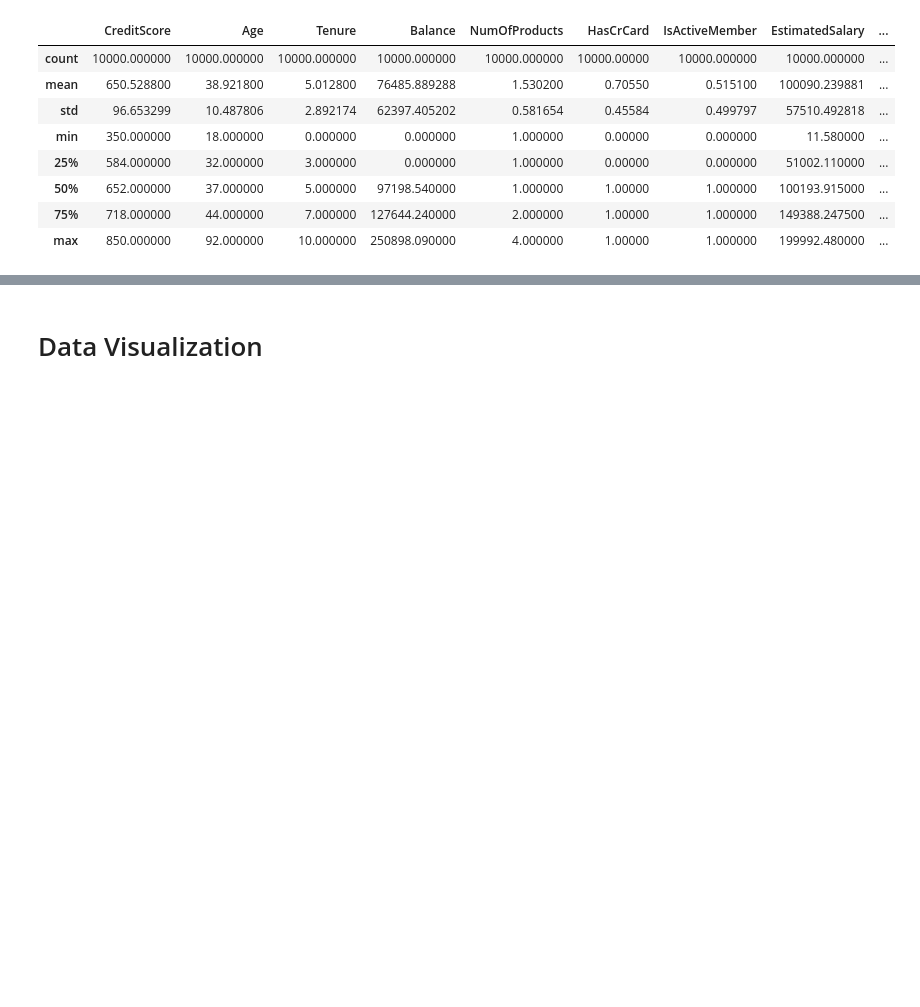
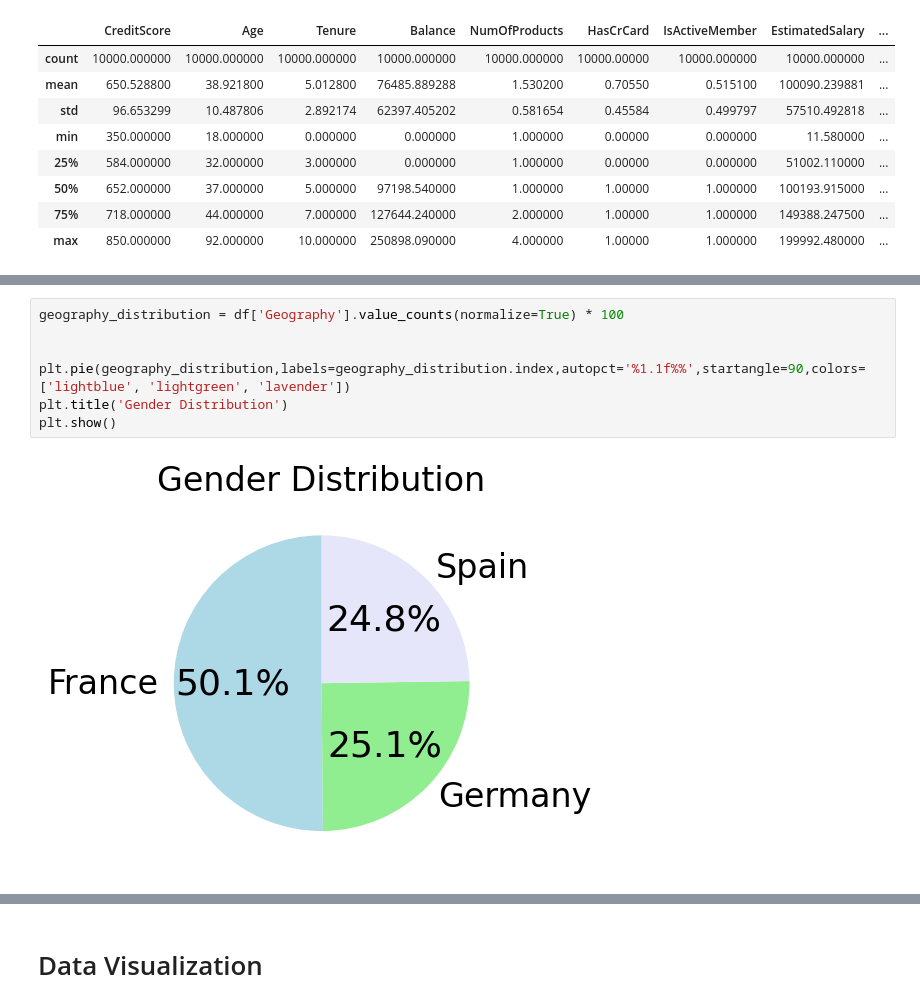
Before and after one commit to mariomngig/Customer-Churn-ANN-Model, a Jupyter notebook: Customer churn.ipynb, the cells around one changed output, grey strips where cells are left out. Saved outputs shown, nothing was run; the diff lists cells and outputs as text; blank space fills up the shorter version.

```diff
--- a/Customer churn.ipynb
+++ b/Customer churn.ipynb
@@ -80,0 +87,9 @@ Name: proportion, dtype: float64
+# %%
+geography_distribution = df['Geography'].value_counts(normalize=True) * 100
+
+
+plt.pie(geography_distribution,labels=geography_distribution.index,autopct='%1.1f%%',startangle=90,colors=['lightblue', 'lightgreen', 'lavender'])
+plt.title('Gender Distribution')
+plt.show()
+# %% [output]
+[figure, added]
```
Also changed, not shown: parts of 29 cells of this notebook.
